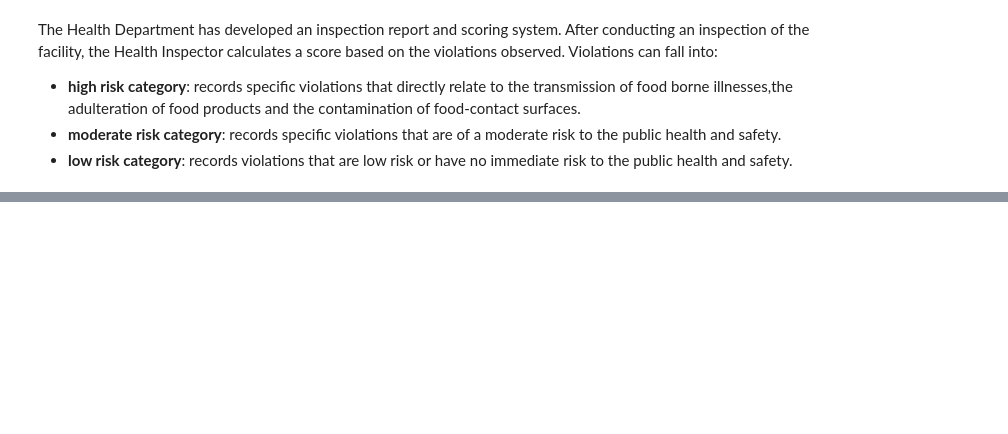
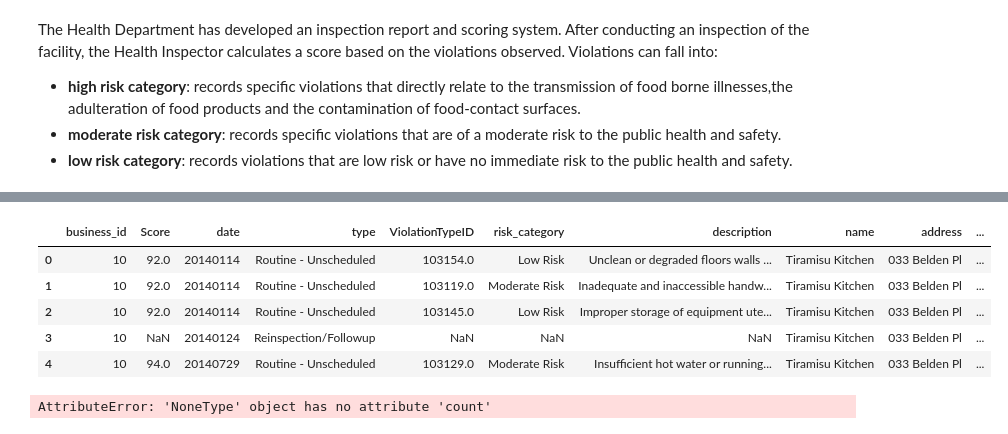
Before and after one commit to peterhgao/sfdat22_work, a Jupyter notebook: hw/hw1.ipynb, the cells around one changed output, grey strips where cells are left out. Saved outputs shown, nothing was run; the diff lists cells and outputs as text; code cells hidden in the pictures; blank space fills up the shorter version.

```diff
--- a/hw/hw1.ipynb
+++ b/hw/hw1.ipynb
@@ -271,4 +362,6 @@ Violations can fall into:
 - **low risk category**: records violations that are low risk or have no immediate risk to the public health and safety.
 # %%
 businesses = pd.read_csv('./data/businesses_plus.csv', parse_dates=True, dtype={'phone_number': str})
+businesses.drop(['phone_number','TaxCode','business_certificate','application_date',
+                'owner_name','owner_address','owner_city','owner_state'],axis=1,inplace=True)
 businesses.head()
@@ -281,7 +395,24 @@ violations.head()
 # %%
 # 1 Combine the three dataframes into one data frame called restaurant_scores
 # Hint: http://pandas.pydata.org/pandas-docs/stable/merging.html
+
+insp_viol = pd.merge(inspections, violations, how='left', on=['business_id','date'],left_index=False, right_index=False, sort=True)
+scores = pd.merge(insp_viol, businesses, how='left', on='business_id')
+scores.head()
+# %% [output]
+|  | business_id | Score | date | type | ViolationTypeID | risk_category | description | name | address | ... |
+| 0 | 10 | 92.0 | 20140114 | Routine - Unscheduled | 103154.0 | Low Risk | Unclean or degraded floors walls ... | Tiramisu Kitchen | 033 Belden Pl | ... |
+| 1 | 10 | 92.0 | 20140114 | Routine - Unscheduled | 103119.0 | Moderate Risk | Inadequate and inaccessible handw... | Tiramisu Kitchen | 033 Belden Pl | ... |
+| 2 | 10 | 92.0 | 20140114 | Routine - Unscheduled | 103145.0 | Low Risk | Improper storage of equipment ute... | Tiramisu Kitchen | 033 Belden Pl | ... |
+| 3 | 10 | NaN | 20140124 | Reinspection/Followup | NaN | NaN | NaN | Tiramisu Kitchen | 033 Belden Pl | ... |
+| 4 | 10 | 94.0 | 20140729 | Routine - Unscheduled | 103129.0 | Moderate Risk | Insufficient hot water or running... | Tiramisu Kitchen | 033 Belden Pl | ... |
 # %%
 # 2 Which ten business have had the most inspections?
+scores.isnull().sum()
+scores.fillna(value = 'Unknown', inplace = True)
+scores.groupby('name').name.count().order().tail()
+# AttributeError: 'NoneType' object has no attribute 'count'
+# %% [output]
+AttributeError: 'NoneType' object has no attribute 'count'
 # %%
 # 3 Group and count the inspections by type
```
Also changed, not shown: parts of 19 cells of this notebook.
